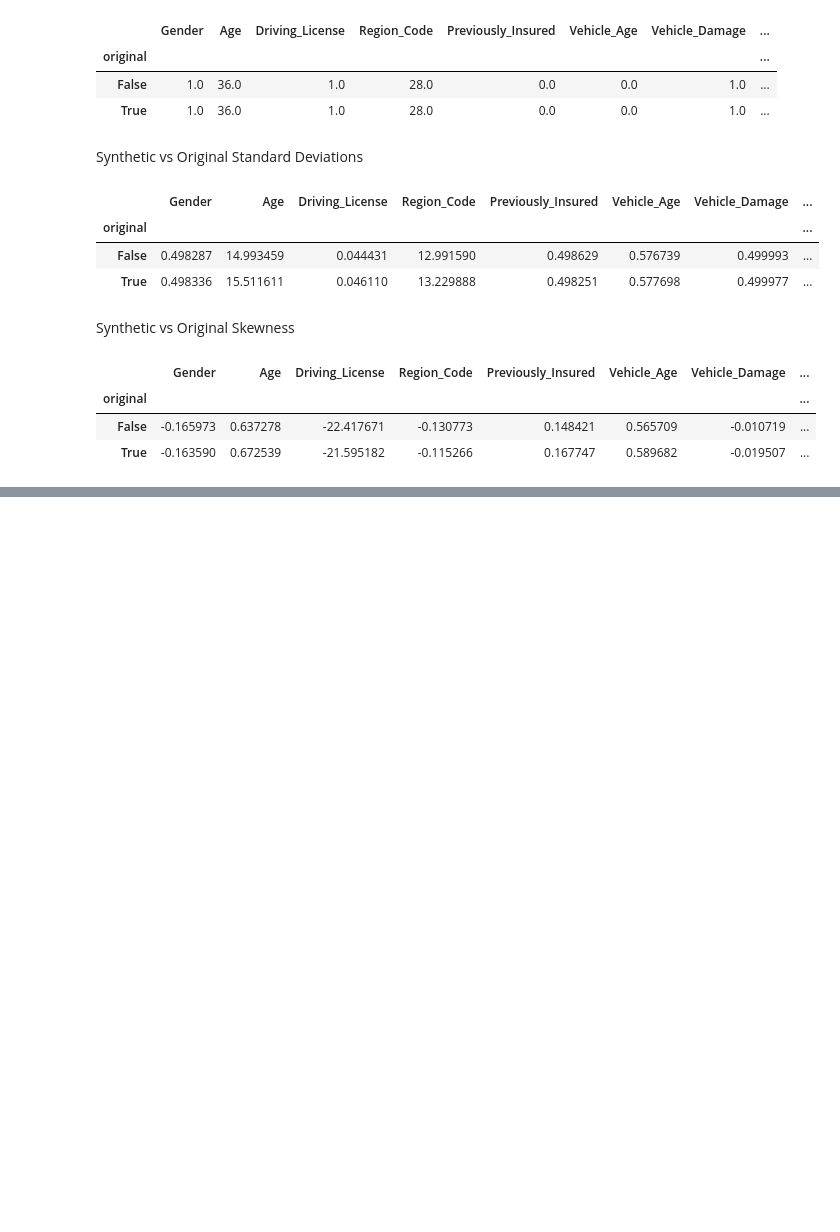
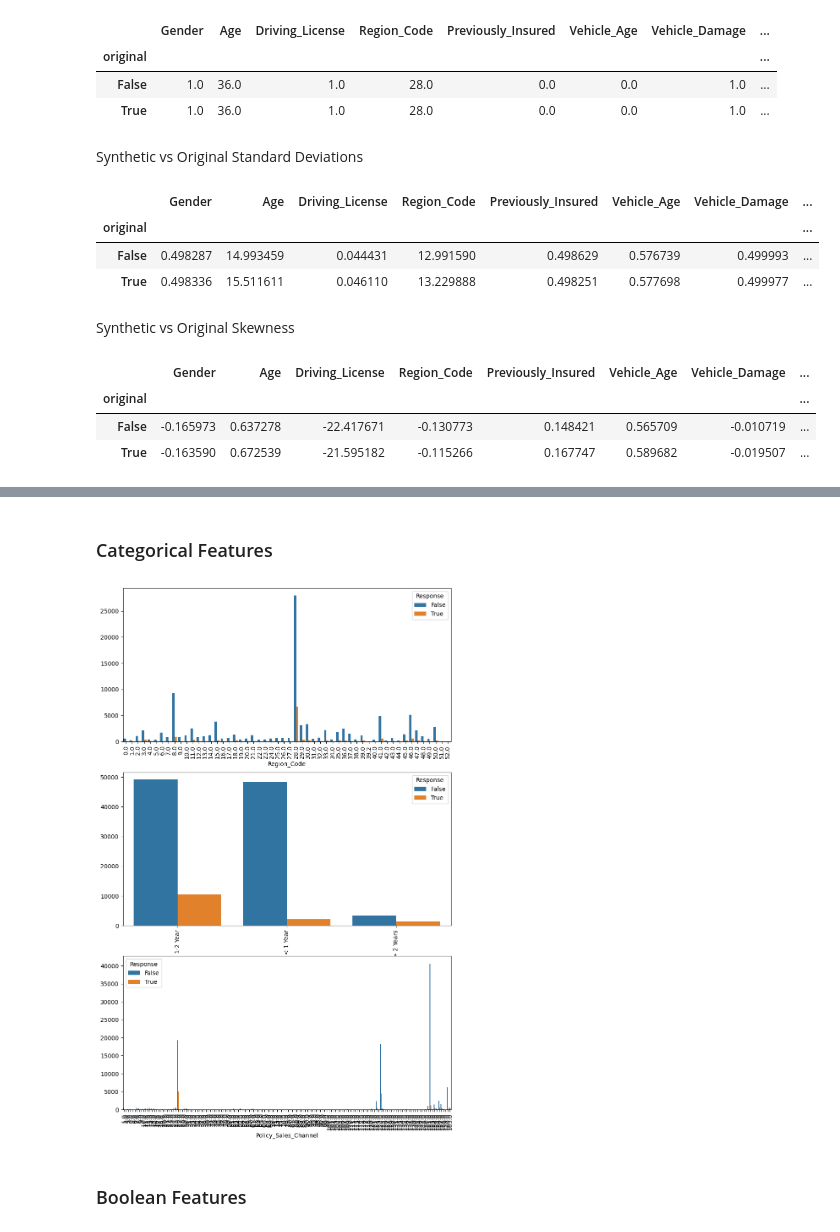
Before and after one commit to Ednaxx/Kaggle-Playground-Series, a Jupyter notebook: PS4E7-InsuranceCrossSellingClassification/ps4e7-insurance-cross-selling-prediction.ipynb, the cells around one changed output, grey strips where cells are left out. Drawn from its saved outputs; the diff is of its cells as text; code cells hidden in the pictures; blank space fills up the shorter version.

```diff
--- a/PS4E7-InsuranceCrossSellingClassification/ps4e7-insurance-cross-selling-prediction.ipynb
+++ b/PS4E7-InsuranceCrossSellingClassification/ps4e7-insurance-cross-selling-prediction.ipynb
@@ -295,0 +317,15 @@ Text(0, 0.5, '')
+# %% [markdown]
+### Categorical Features
+# %%
+categorical_columns = vis_train.select_dtypes("category").columns
+
+_, axs = plt.subplots(3, 1, figsize=(10,16))
+
+for i in range(3):
+    ax = sns.countplot(x=vis_train[categorical_columns[i]], ax=axs[i], hue=vis_train["Response"])
+    ax.set_ylabel(None)
+    ax.tick_params(axis='x', rotation=90)
+# %% [output]
+[figure, added]
+# %% [markdown]
+### Boolean Features
```
Also changed, not shown: parts of 33 cells of this notebook.
